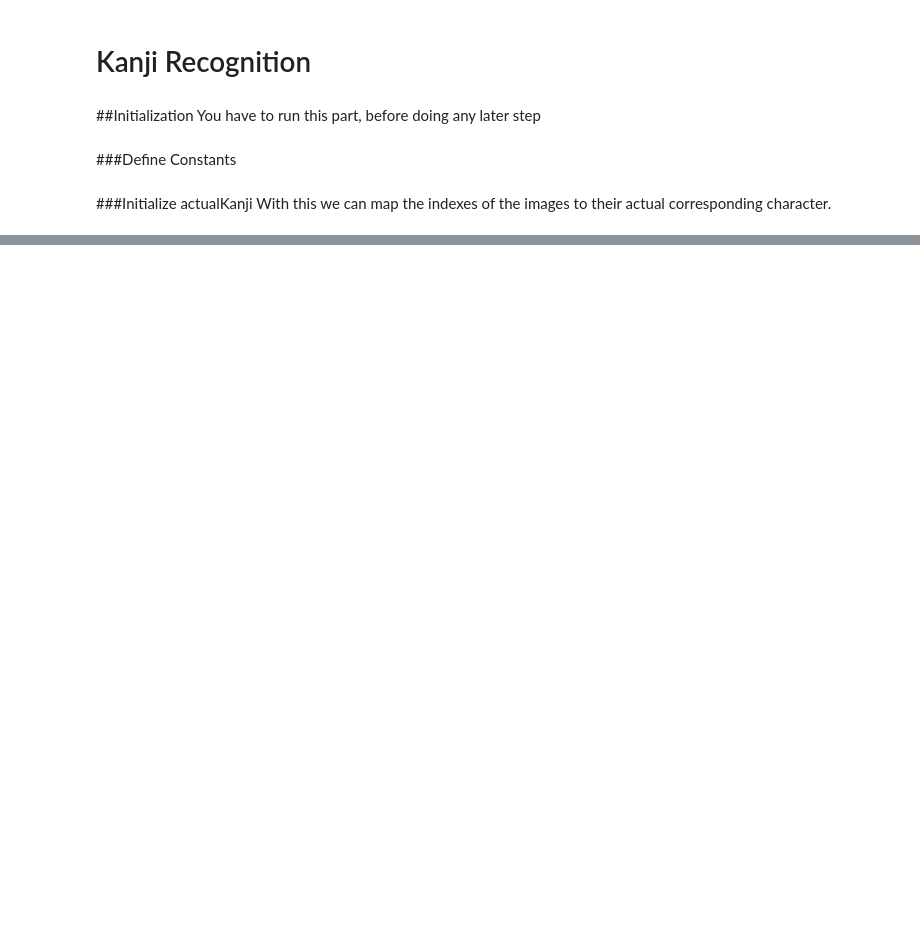
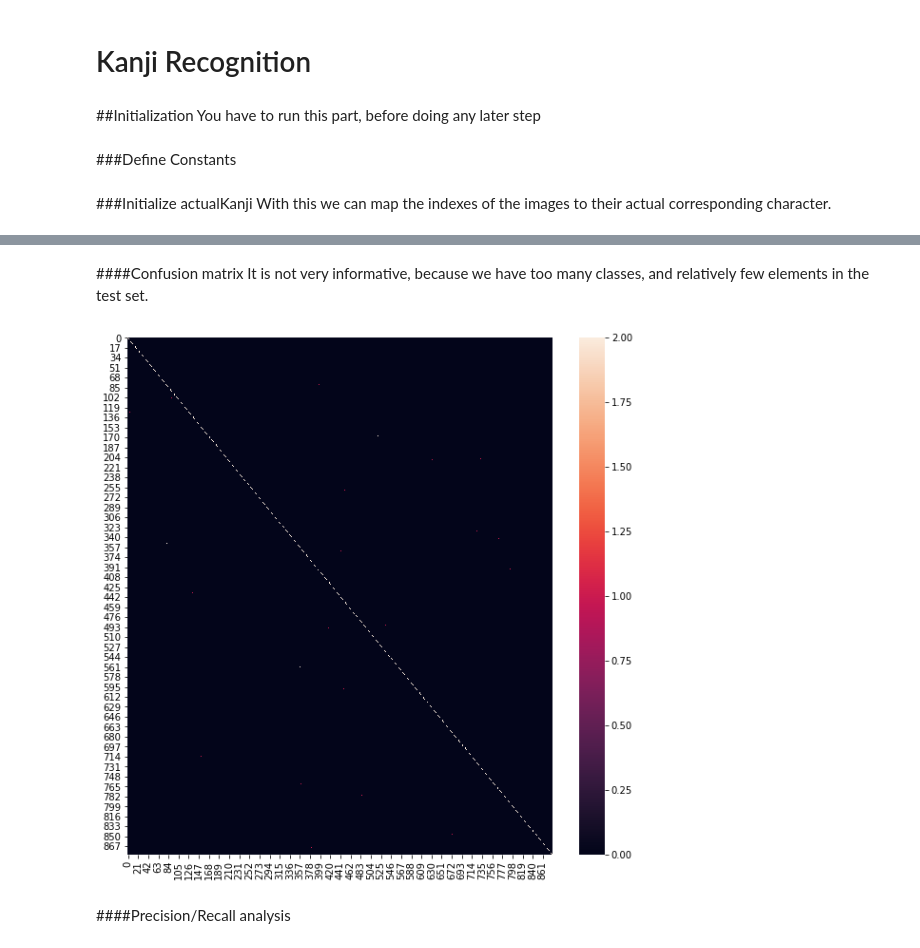
Before and after one commit to zalavari/HandwrittenKanjiRecognition, a Jupyter notebook: Kanji_Recognition.ipynb, the cells around one changed output, grey strips where cells are left out. Drawn from its saved outputs; the diff is of its cells as text; code cells hidden in the pictures; blank space fills up the shorter version.

```diff
--- a/Kanji_Recognition.ipynb
+++ b/Kanji_Recognition.ipynb
@@ -13,6 +13,8 @@ CharacterPerDataset = 956
 CharacterToReadPerDataset = 956
 KanjiPerDataset = 881
 NumberOfSamples = NumberOfDatasets*KanjiPerDataset
+Height = 48
+Width = 48
 FileLocation_ETL8G='/content/drive/MyDrive/Colab Notebooks/ETL8G'
 # %% [markdown]
 ###Initialize actualKanji
@@ -146,8 +151,8 @@ Y=train_labels
 
 X, Y = shuffle(X, Y, random_state=0)
 
-X=X.reshape(X.shape[0],48,48,1)
-shape = (48,48,1)
+X=X.reshape(X.shape[0],Height,Width,1)
+shape = (Height,Width,1)
 
 valid_split = 0.2
 test_split  = 0.1
@@ -239,2 +262,4 @@ Epoch 50/50
 model.save("kanji.h5")
+# %%
+model=keras.models.load_model("kanji.h5")
 # %% [markdown]
@@ -251,8 +280,10 @@ preds = np.argmax(preds,1)
+# %% [markdown]
+####Confusion matrix
+It is not very informative, because we have too many classes, and relatively few elements in the test set.
 # %%
-#Not very useful
-from sklearn.metrics import confusion_matrix
-import seaborn as sns
-
-conf = confusion_matrix(Y_test, preds)
 plt.figure(figsize=(10,10))
-sns.heatmap(conf, vmax=2)
+temp = sns.heatmap(conf, vmax=2,)
+# %% [output]
+[figure, added]
+# %% [markdown]
+####Precision/Recall analysis
```
Also changed, not shown: parts of 56 cells of this notebook, 6 other files.
